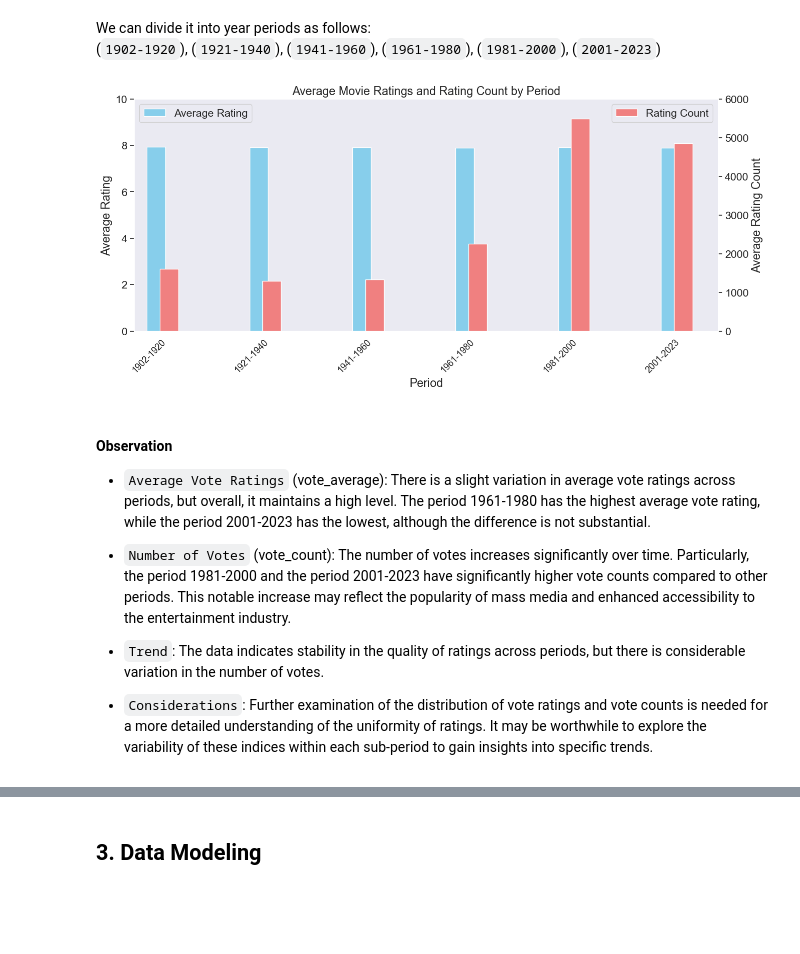
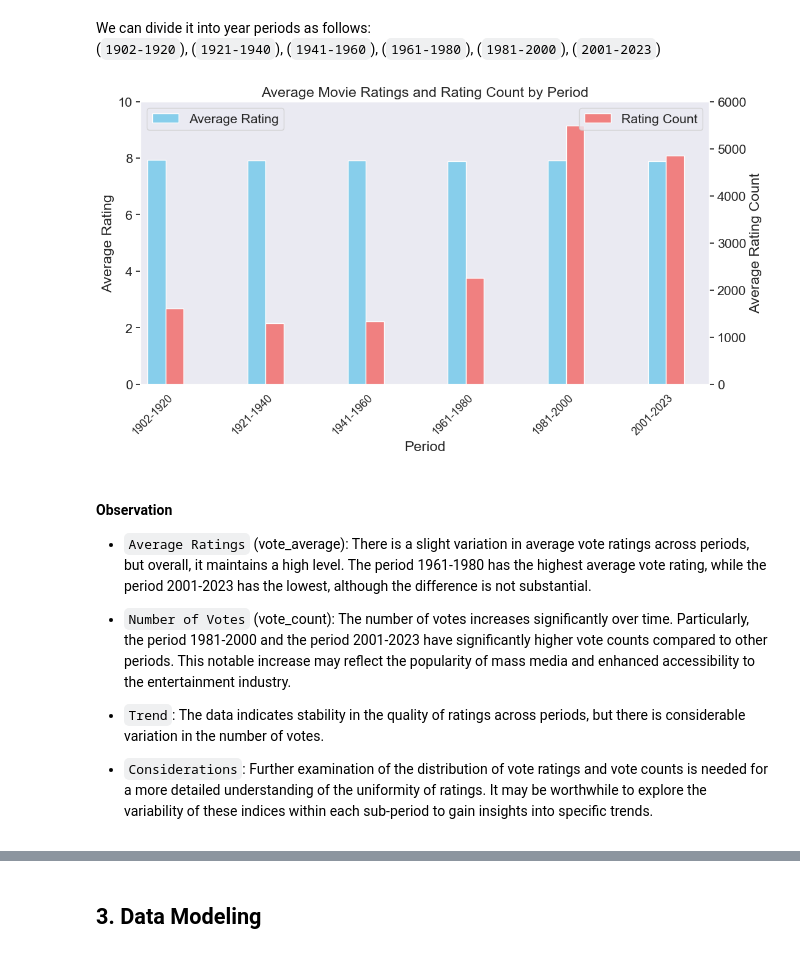
Before and after one commit to Deadinside-at-HCMUS/CSC14119-project, a Jupyter notebook: Notebook.ipynb, the cells around one changed output, grey strips where cells are left out. Saved outputs shown, nothing was run; the diff lists cells and outputs as text; code cells hidden in the pictures; blank space fills up the shorter version.

Commit message:
[Data Exploration] update question 4, 5; add question 6.

```diff
--- a/Notebook.ipynb
+++ b/Notebook.ipynb
@@ -470,36 +470,36 @@ We can divide it into year periods as follows: <br>
 # %%
 bins = [1902, 1920, 1940, 1960, 1980, 2000, 2023]
 labels = ['1902-1920', '1921-1940', '1941-1960', '1961-1980', '1981-2000', '2001-2023']
 
 df['period'] = pd.cut(df['release_year'], bins=bins, labels=labels, right=False)
 grouped_data = df.groupby('period').agg({'vote_average': 'mean', 'vote_count': 'mean'})
 
-plt.figure(figsize=(15, 6))
+plt.figure(figsize=(12, 6))
 ax1 = plt.subplot()
-grouped_data['vote_average'].plot(kind='bar', width=0.18, color='skyblue', position=1.1, ax=ax1, label='Average Rating')
+grouped_data['vote_average'].plot(kind='bar', width=0.18, color='skyblue', position=1.5, ax=ax1, label='Average Rating')
 plt.legend(loc='upper left')
 plt.grid(False)
 plt.ylim(0, 10)
 plt.xticks(rotation=45, ha='right', fontsize=13)
 
 ax2 = ax1.twinx()
-grouped_data['vote_count'].plot(kind='bar', width=0.18, color='lightcoral', position=0.4, ax=ax2, label='Rating Count')
+grouped_data['vote_count'].plot(kind='bar', width=0.18, color='lightcoral', position=0.5, ax=ax2, label='Rating Count')
 plt.legend(loc='upper right')
 plt.grid(False)
 plt.ylim(0, 6000)
 
 plt.title('Average Movie Ratings and Rating Count by Period')
 ax1.set_xlabel('Period')
 ax1.set_ylabel('Average Rating')
 ax2.set_ylabel('Average Rating Count')
 plt.show()
 
 df.drop('period', axis=1, inplace=True)
 # %% [output]
-[figure, old version]
+[figure, new version]
 # %% [markdown]
 #### **Observation**
-- `Average Vote Ratings` (vote_average): There is a slight variation in average vote ratings across periods, but overall, it maintains a high level. The period 1961-1980 has the highest average vote rating, while the period 2001-2023 has the lowest, although the difference is not substantial.
+- `Average Ratings` (vote_average): There is a slight variation in average vote ratings across periods, but overall, it maintains a high level. The period 1961-1980 has the highest average vote rating, while the period 2001-2023 has the lowest, although the difference is not substantial.
 
 - `Number of Votes` (vote_count): The number of votes increases significantly over time. Particularly, the period 1981-2000 and the period 2001-2023 have significantly higher vote counts compared to other periods. This notable increase may reflect the popularity of mass media and enhanced accessibility to the entertainment industry.
 
```
Also changed, not shown: parts of 8 cells of this notebook, 2 other files.
